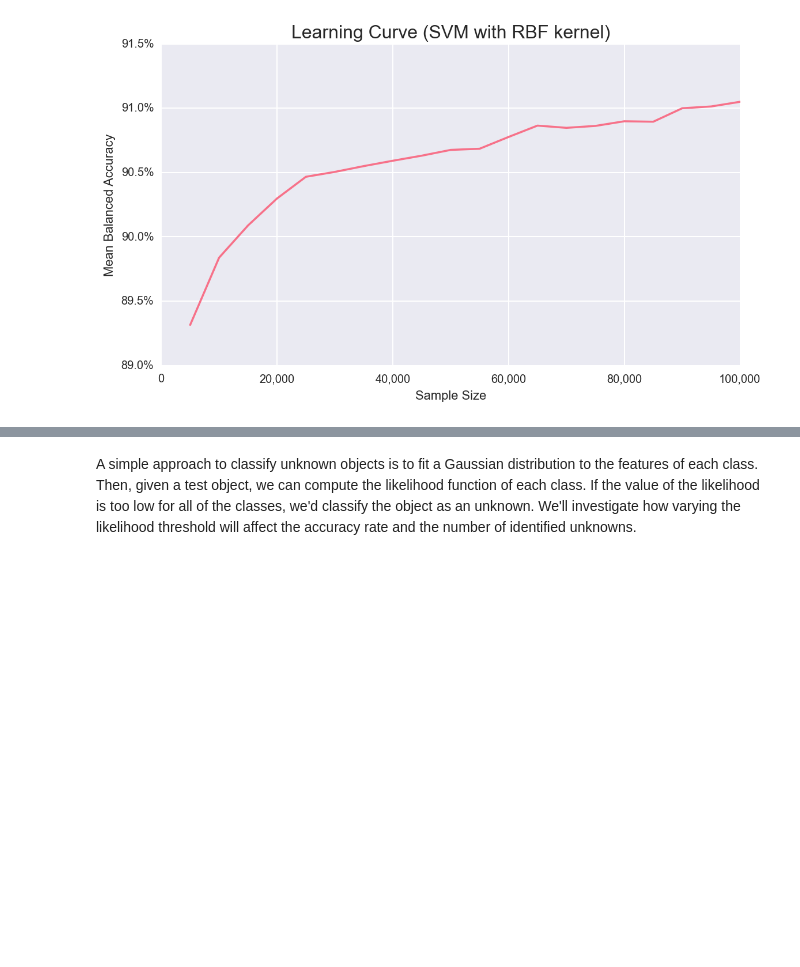
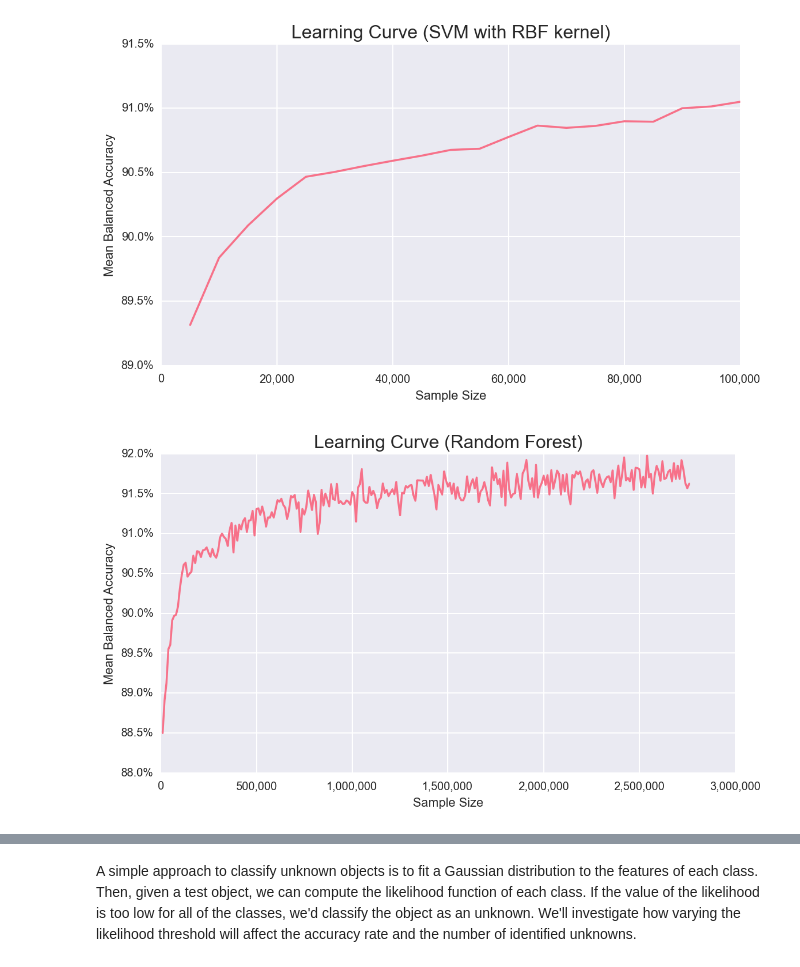
Before and after one commit to chengsoonong/mclass-sky, a Jupyter notebook: sdss_classification.ipynb, the cells around one changed output, grey strips where cells are left out. Saved outputs shown, nothing was run; the diff lists cells and outputs as text; code cells hidden in the pictures; blank space fills up the shorter version.

Commit message:
Add learning curves using all data (close #17)

```diff
--- a/sdss_classification.ipynb
+++ b/sdss_classification.ipynb
@@ -130,3 +142,28 @@ with open('results/sdss_classification/learning_cuve_svm.pickle', 'wb') as f:
 plot_learning_curve(sample_sizes, lc_accuracy_test, "Learning Curve (SVM with RBF kernel)")
 # %% [output]
 [figure]
+# %%
+sample_sizes = np.arange(10000, 2770000, 10000)
+lc_accuracy_test = []
+
+for i in sample_sizes:
+    # split data into test set and training set (balanced classes are not enforced)
+    X_train, X_test, y_train, y_test = train_test_split(sdss[feature_names], sdss[target_name],
+                                                        train_size=i, test_size=30000, random_state=6)
+
+    # train Random Forest
+    clf = RandomForestClassifier(n_jobs=-1, random_state=5)
+    clf.fit(X_train, y_train)
+
+    # apply the Random Forest on the test set
+    y_pred_test = clf.predict(X_test)
+    confusion_test = metrics.confusion_matrix(y_test, y_pred_test)
+    lc_accuracy_test.append(balanced_accuracy_expected(confusion_test))
+
+# save output for later use
+with open('results/sdss_classification/learning_cuve_randon_forest.pickle', 'wb') as f:
+    pickle.dump(lc_accuracy_test, f, pickle.HIGHEST_PROTOCOL)
+# %%
+plot_learning_curve(sample_sizes, lc_accuracy_test, "Learning Curve (Random Forest)")
+# %% [output]
+[figure, added]
```
Also changed, not shown: parts of 12 cells of this notebook, 2 other files.
